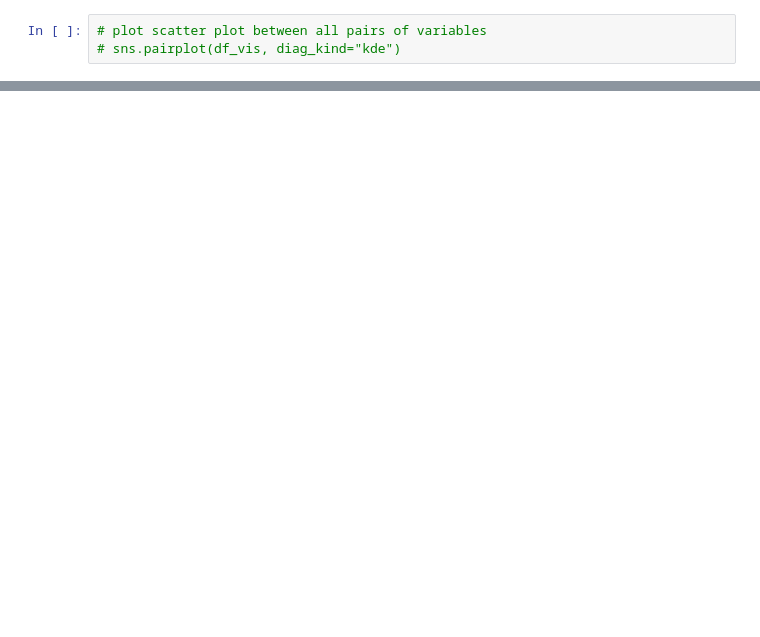
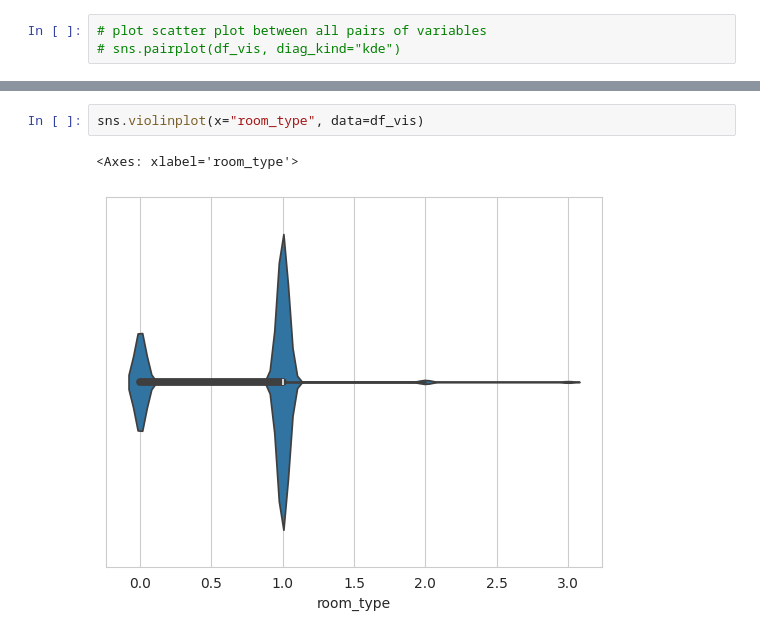
Before and after one commit to aboueleyes/limitation-game, a Jupyter notebook: main.ipynb, the cells around one changed output, grey strips where cells are left out. Drawn from its saved outputs; the diff is of its cells as text; blank space fills up the shorter version.

```diff
--- a/main.ipynb
+++ b/main.ipynb
@@ -109,0 +116,5 @@ sns.kdeplot(data=df_vis, x="price", y="room_type", fill=True)
+# %%
+sns.violinplot(x="room_type", data=df_vis)
+# %% [output]
+<Axes: xlabel='room_type'>
+[figure, added]
```
Also changed, not shown: parts of 60 cells of this notebook.
